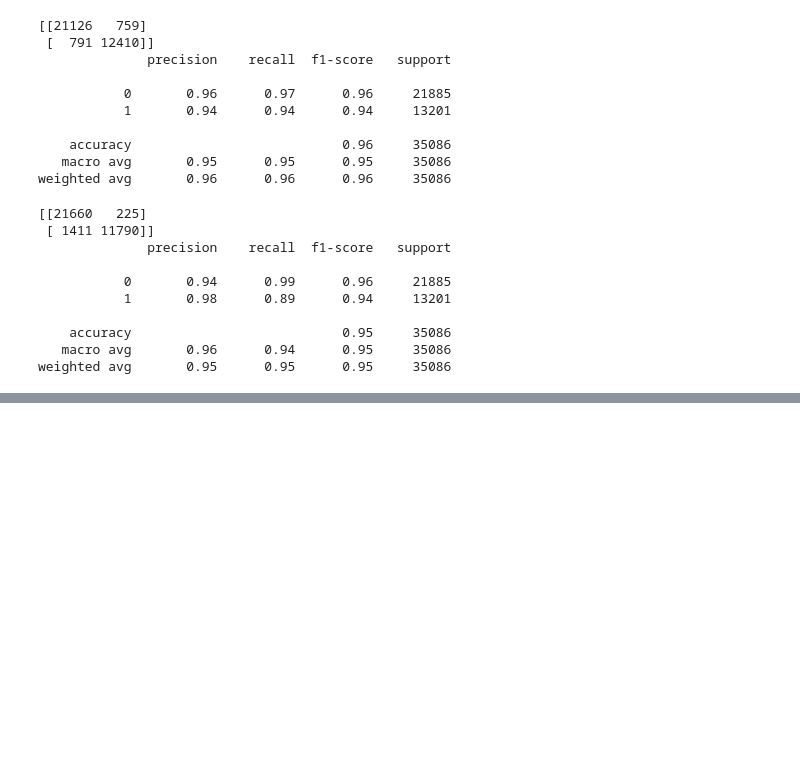
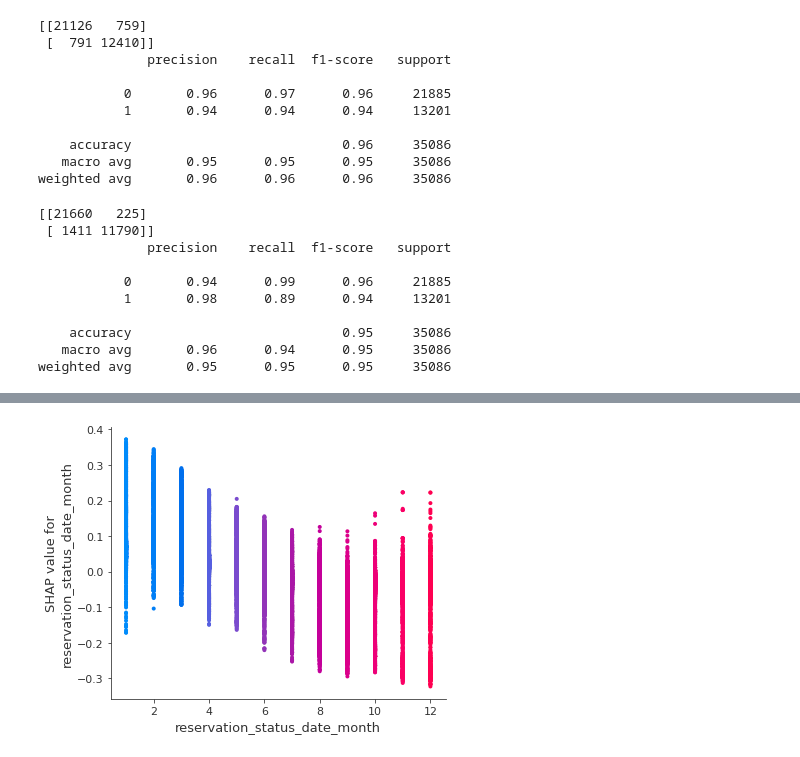
Before and after one commit to asy1113/Springboard_Data_Science, a Jupyter notebook: Hotel_Price_Cancellation_Project/Notebooks/03(1)_hotel_cancellation_preprocessing_modeling.ipynb, the cells around one changed output, grey strips where cells are left out. Cells and saved outputs as stored; diff of their text form; code cells hidden in the pictures; blank space fills up the shorter version.

```diff
--- a/Hotel_Price_Cancellation_Project/Notebooks/03(1)_hotel_cancellation_preprocessing_modeling.ipynb
+++ b/Hotel_Price_Cancellation_Project/Notebooks/03(1)_hotel_cancellation_preprocessing_modeling.ipynb
@@ -740,0 +737,7 @@ weighted avg       0.95      0.95      0.95     35086
+# %%
+shap.dependence_plot(ind='reservation_status_date_month', interaction_index='reservation_status_date_month',
+                     shap_values = shap_values[1],
+                     features = X_test,
+                     display_features = X_test)
+# %% [output]
+[figure, added]
```
Also changed, not shown: parts of 34 cells of this notebook, 3 other files.
